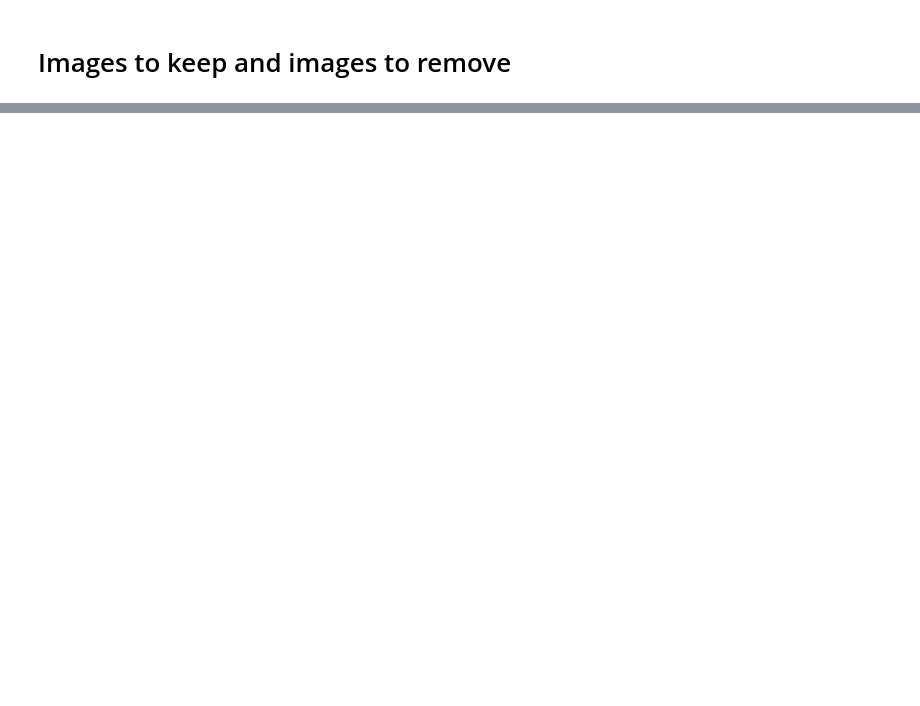
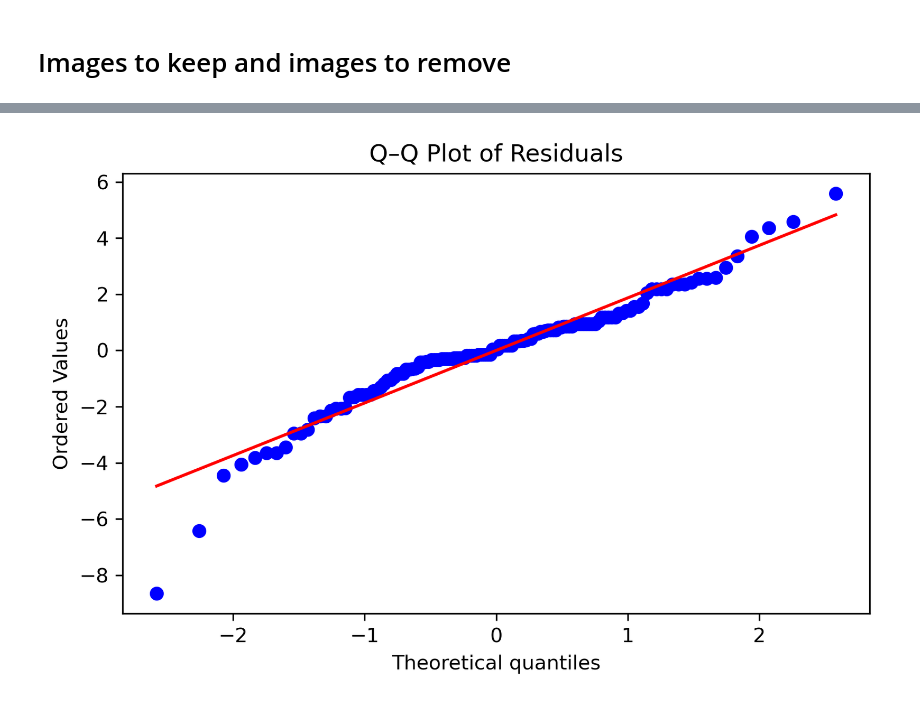
Before and after one commit to AntoineHo/genome_evolution_bdelloids_scripts, a Jupyter notebook: 15_Chromosomes_Countings.ipynb, the cells around one changed output, grey strips where cells are left out. Saved outputs shown, nothing was run; the diff lists cells and outputs as text; code cells hidden in the pictures; blank space fills up the shorter version.

```diff
--- a/15_Chromosomes_Countings.ipynb
+++ b/15_Chromosomes_Countings.ipynb
@@ -20,2 +15,0 @@ print([d["username"] for d in data["users"]])
-# %%
-skip_user = ["testa", "tst", "tsta", "testaa", "Tedttt", "testa2", "AntoineTest", "ktest", "ktest2"]
@@ -673,0 +491,16 @@ plt.show()
+# %%
+import scipy.stats as stats
+
+resid = result.resid
+
+fig = plt.figure(figsize=(6, 4))
+ax = fig.add_subplot(111)
+
+# Q-Q plot
+stats.probplot(resid, dist="norm", plot=ax)
+ax.get_lines()[1].set_color('red')  # Optional: make the fit line red
+ax.set_title("Q–Q Plot of Residuals")
+plt.tight_layout()
+plt.show()
+# %% [output]
+[figure, added]
```
Also changed, not shown: parts of 20 cells of this notebook, 4 other files.
